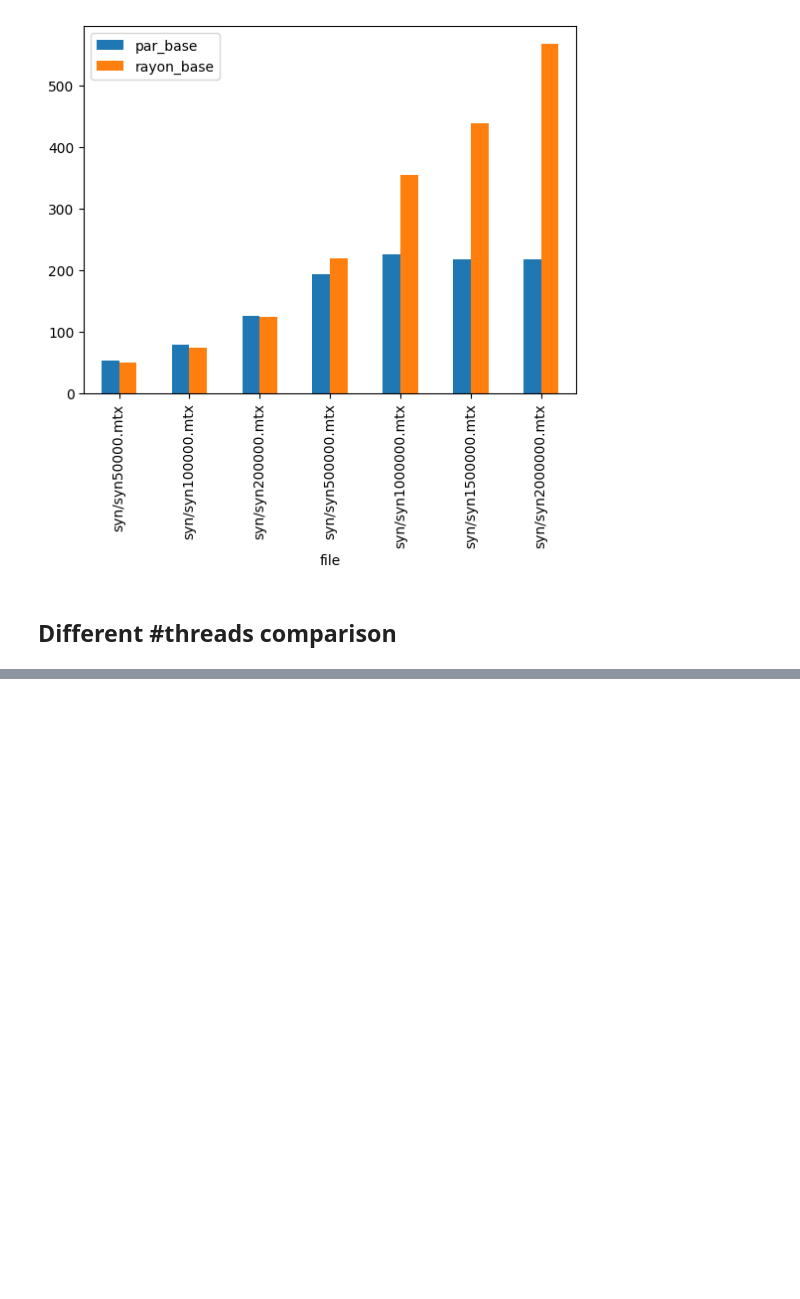
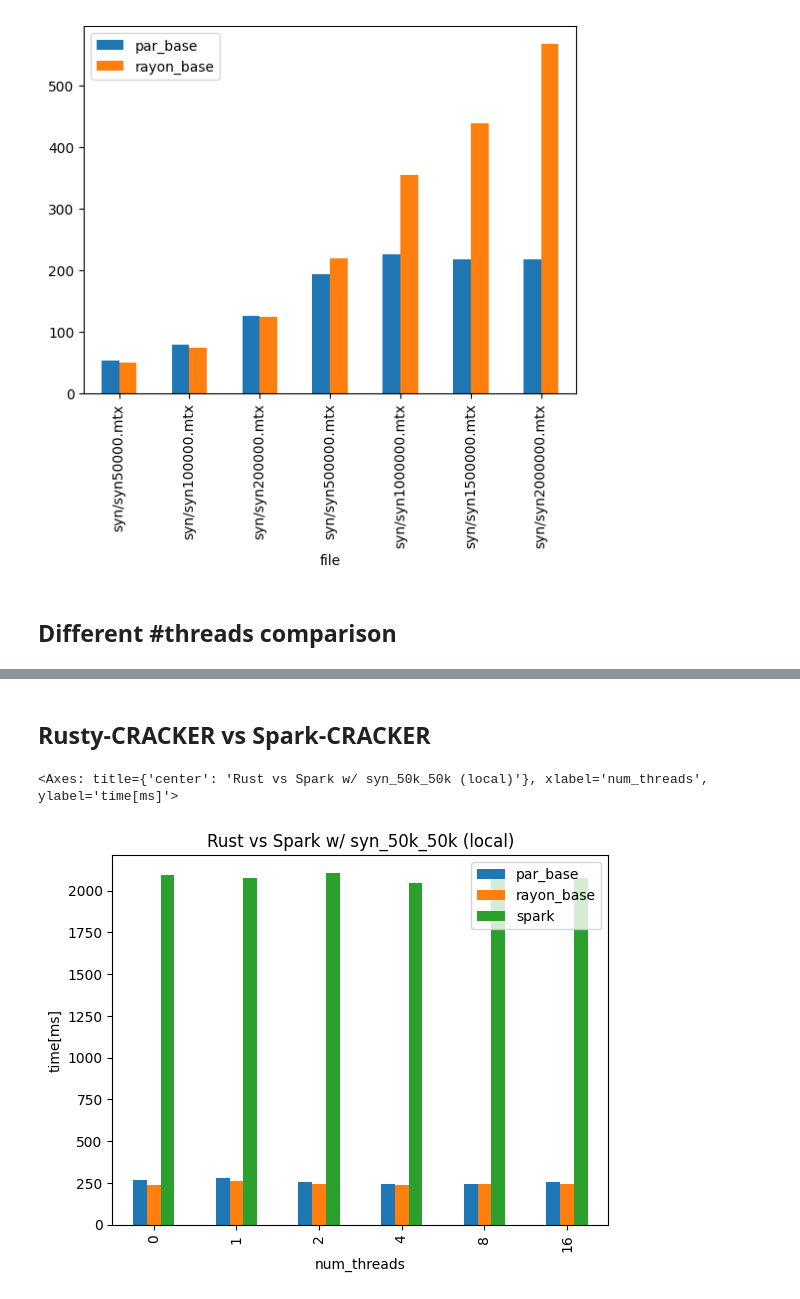
Before and after one commit to dSampietro/Rusty-CRACKER, a Jupyter notebook: plotting/nbk.ipynb, the cells around one changed output, grey strips where cells are left out. Drawn from its saved outputs; the diff is of its cells as text; code cells hidden in the pictures; blank space fills up the shorter version.

```diff
--- a/plotting/nbk.ipynb
+++ b/plotting/nbk.ipynb
@@ -46 +45,12 @@ info\
 [figure]
+# %% [markdown]
+## Rusty-CRACKER vs Spark-CRACKER
+# %%
+info = pd.read_csv("syn_50k_50k_RustvsSpark.csv")
+
+info\
+    .filter(items=["num_threads", "par_base", "rayon_base", "spark"])\
+    .plot(x="num_threads", ylabel="time[ms]", kind="bar", stacked=False, title="Rust vs Spark w/ syn_50k_50k (local)")
+# %% [output]
+<Axes: title={'center': 'Rust vs Spark w/ syn_50k_50k (local)'}, xlabel='num_threads', ylabel='time[ms]'>
+[figure, added]
```
Also changed, not shown: parts of 6 cells of this notebook.
